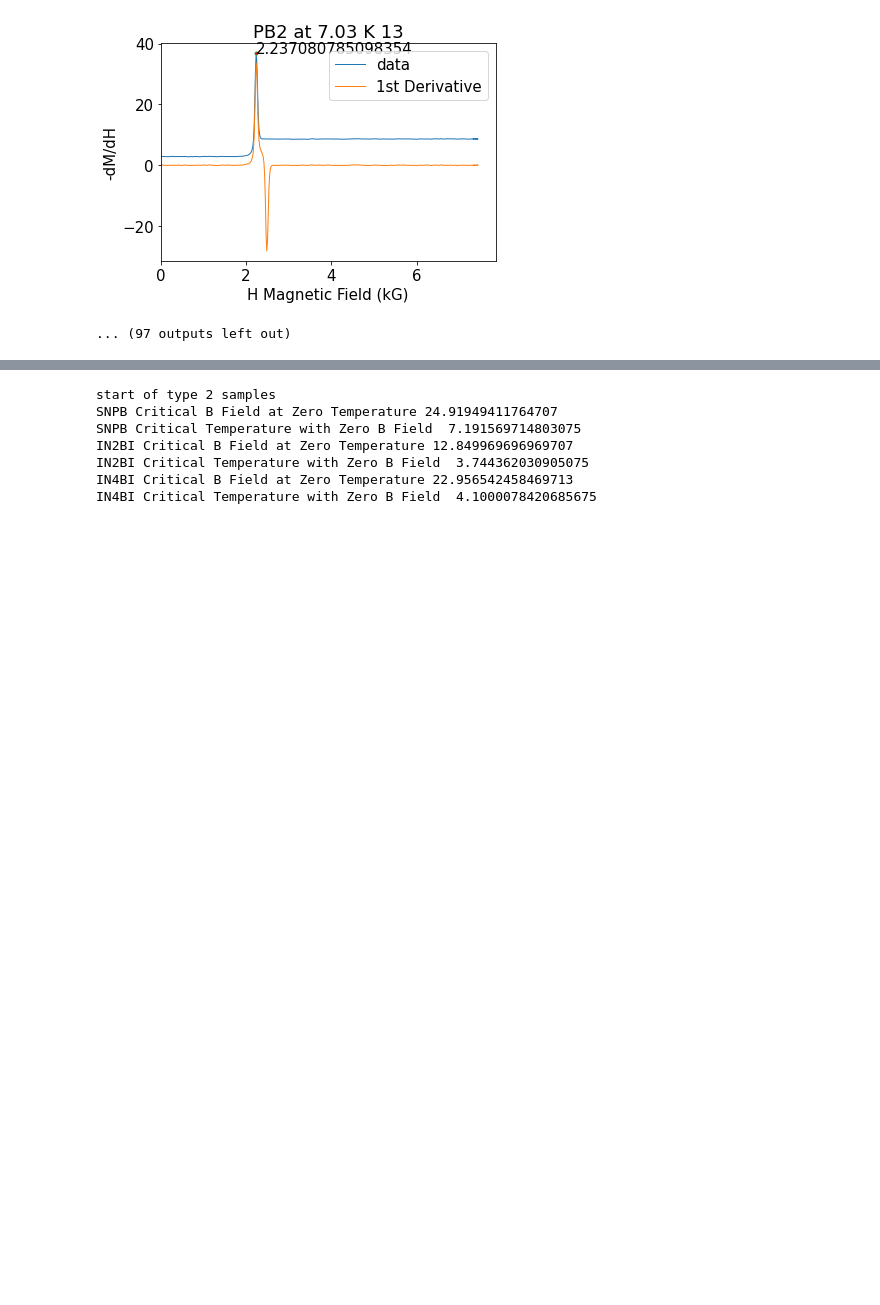
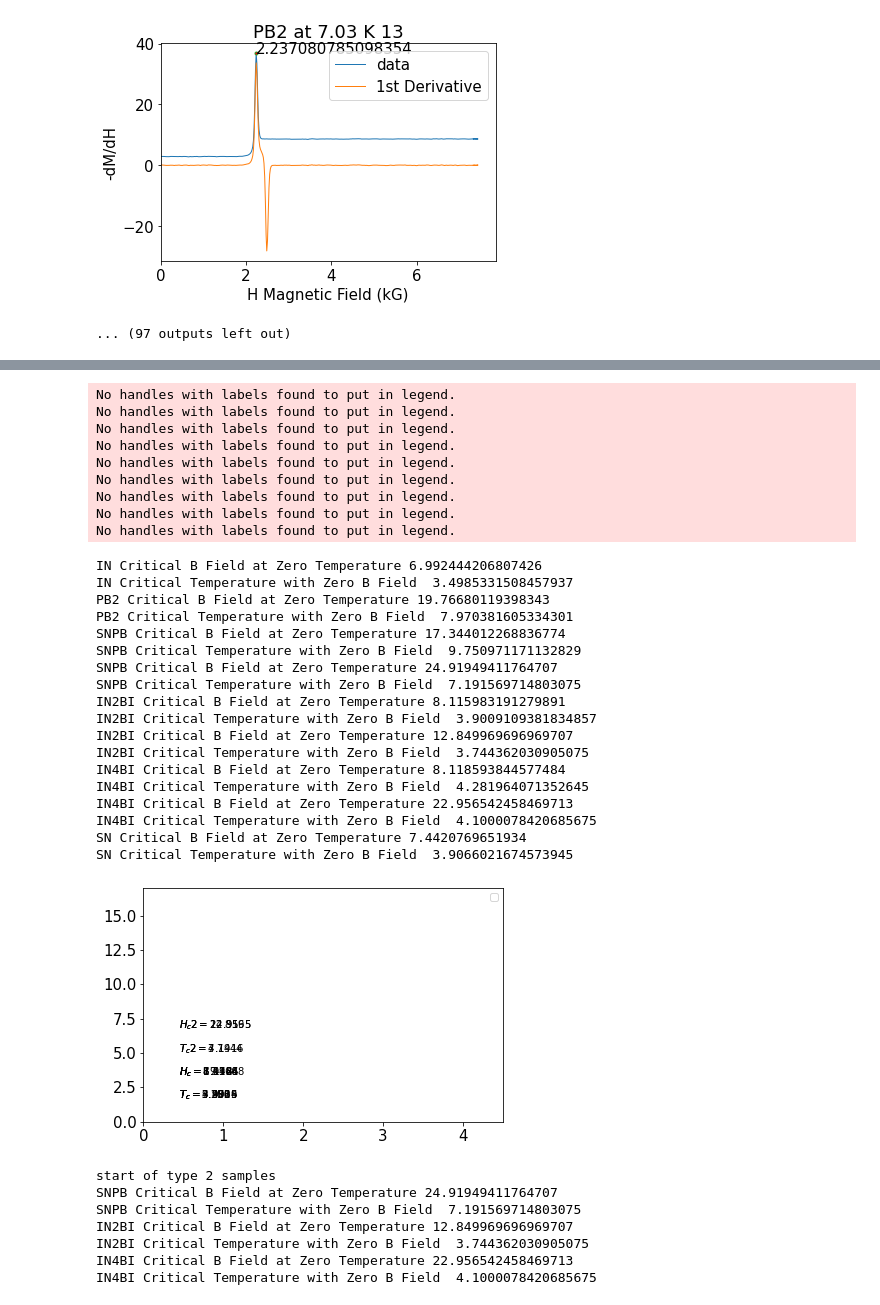
Before and after one commit to dcordovacarrizales/191_PlasmaPhysics, a Jupyter notebook: Superconductivity/Meissner/Meissner.ipynb, the cells around one changed output, grey strips where cells are left out. Cells and saved outputs as stored; diff of their text form; code cells hidden in the pictures; blank space fills up the shorter version.

```diff
--- a/Superconductivity/Meissner/Meissner.ipynb
+++ b/Superconductivity/Meissner/Meissner.ipynb
@@ -323,3 +334,81 @@ SN Critical Temperature with Zero B Field  3.9066021674573945
+# %%
+
+for key in all_samples:
+    #print(key)
+    #print(all_samples[key][0])
+
+    if key not in ["PB0", "PB1", "PTFE", "Cu"]: #excluding the non-superconducting samples or the samples we don't want to look at
+        for n, data in {1:first_curve_samples, 2:second_curve_samples}.items():
+            x_meissner = data[key][0]
+            y_meissner = data[key][1]
+
+            if len(x_meissner) != 0:
+                x_meissner = pd.Series(x_meissner)
+                y_meissner = pd.Series(y_meissner)
+
+                sigma = []
+                for i in range(len(x_meissner)):
+                    sigma.append(.1)
+
+                sigma = pd.Series(sigma)
+
+                popt, pcov = curve_fit(func, x_meissner, y_meissner, sigma= sigma)
+
+                xrange = np.linspace(min(x_meissner),max(x_meissner),50)
+                ax.plot(xrange, func(xrange, *popt),'--')
+                ax.errorbar(x_meissner, y_meissner, ls='none', yerr= .1, fmt='o', alpha = 0.5, label=key+f' {n}')
+#                 ax.scatter(x_meissner, y_meissner, s=10 , color = 'red',zorder=100)
+
+        #         -b/m = x
+
+                print(key, "Critical B Field at Zero Temperature", func(0, *popt) )
+                print(key, "Critical Temperature with Zero B Field ", -popt[1]/popt[0])
+
+                if n == 1:
+                    plt.annotate(f'$H_c = {round(func(0, *popt),4)}$', (0.1,0.2), xycoords='axes fraction',size=10)
+                    plt.annotate(f'$T_c = {round(-popt[1]/popt[0],4)}$', (0.1,0.1), xycoords='axes fraction', size=10)
+                if n == 2:
+                    plt.annotate(f'$H_c2 = {round(func(0, *popt),4)}$', (0.1,0.4), xycoords='axes fraction',size=10)
+                    plt.annotate(f'$T_c2 = {round(-popt[1]/popt[0],4)}$', (0.1,0.3), xycoords='axes fraction', size=10)
+#                 plt.xlabel("Temperature (K)")
+#                 plt.ylabel("Critical B Field (kG)")
+#                 plt.title(key)
+                plt.legend(fontsize=10)
+                plt.xlim(0,4.5)
+                plt.ylim(0,17)
+            else:
+                pass
+plt.tight_layout()
+# plt.legend()
+# %% [output]
+No handles with labels found to put in legend.
+No handles with labels found to put in legend.
+No handles with labels found to put in legend.
+No handles with labels found to put in legend.
+No handles with labels found to put in legend.
+No handles with labels found to put in legend.
+No handles with labels found to put in legend.
+No handles with labels found to put in legend.
+No handles with labels found to put in legend.
+IN Critical B Field at Zero Temperature 6.992444206807426
+IN Critical Temperature with Zero B Field  3.4985331508457937
+PB2 Critical B Field at Zero Temperature 19.76680119398343
+PB2 Critical Temperature with Zero B Field  7.970381605334301
+SNPB Critical B Field at Zero Temperature 17.344012268836774
+SNPB Critical Temperature with Zero B Field  9.750971171132829
+SNPB Critical B Field at Zero Temperature 24.91949411764707
+SNPB Critical Temperature with Zero B Field  7.191569714803075
+IN2BI Critical B Field at Zero Temperature 8.115983191279891
+IN2BI Critical Temperature with Zero B Field  3.9009109381834857
+IN2BI Critical B Field at Zero Temperature 12.849969696969707
+IN2BI Critical Temperature with Zero B Field  3.744362030905075
+IN4BI Critical B Field at Zero Temperature 8.118593844577484
+IN4BI Critical Temperature with Zero B Field  4.281964071352645
+IN4BI Critical B Field at Zero Temperature 22.956542458469713
+IN4BI Critical Temperature with Zero B Field  4.1000078420685675
+SN Critical B Field at Zero Temperature 7.4420769651934
+SN Critical Temperature with Zero B Field  3.9066021674573945
+[figure, added]
 # %%
 print("start of type 2 samples")
 plot_sample_dict(second_curve_samples)
```
Also changed, not shown: parts of 2 cells of this notebook.
